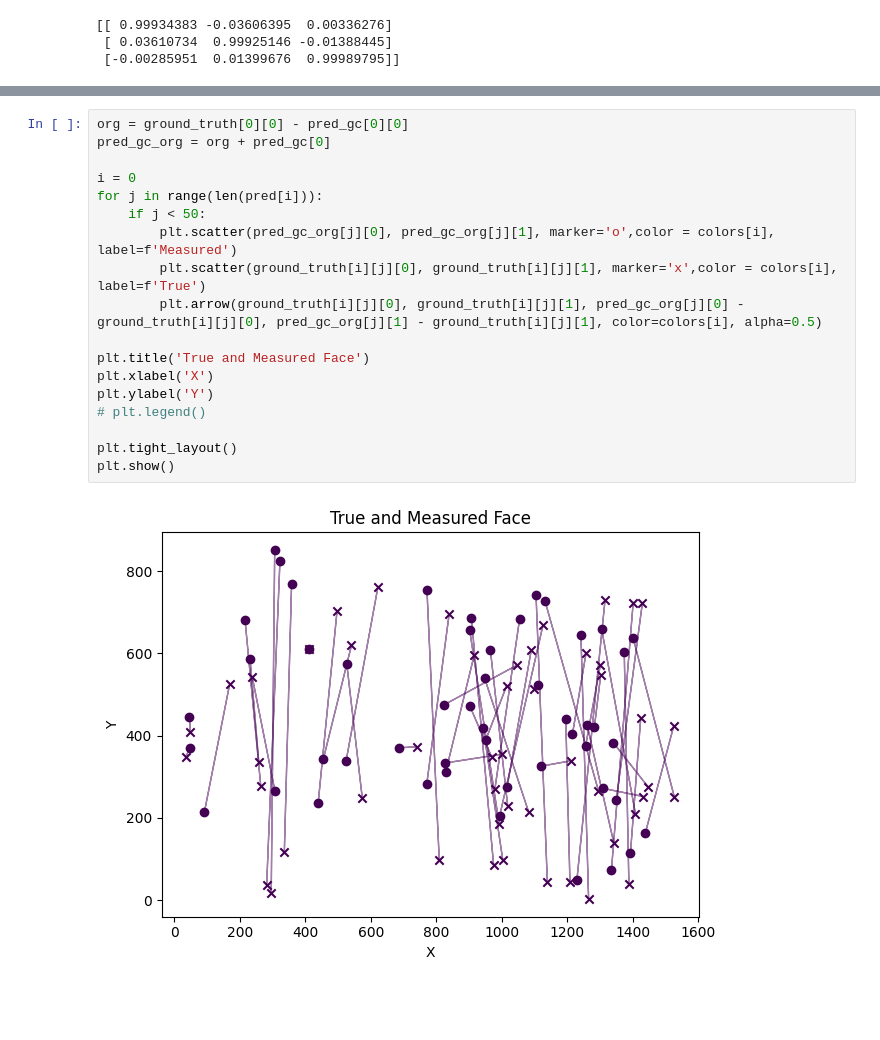
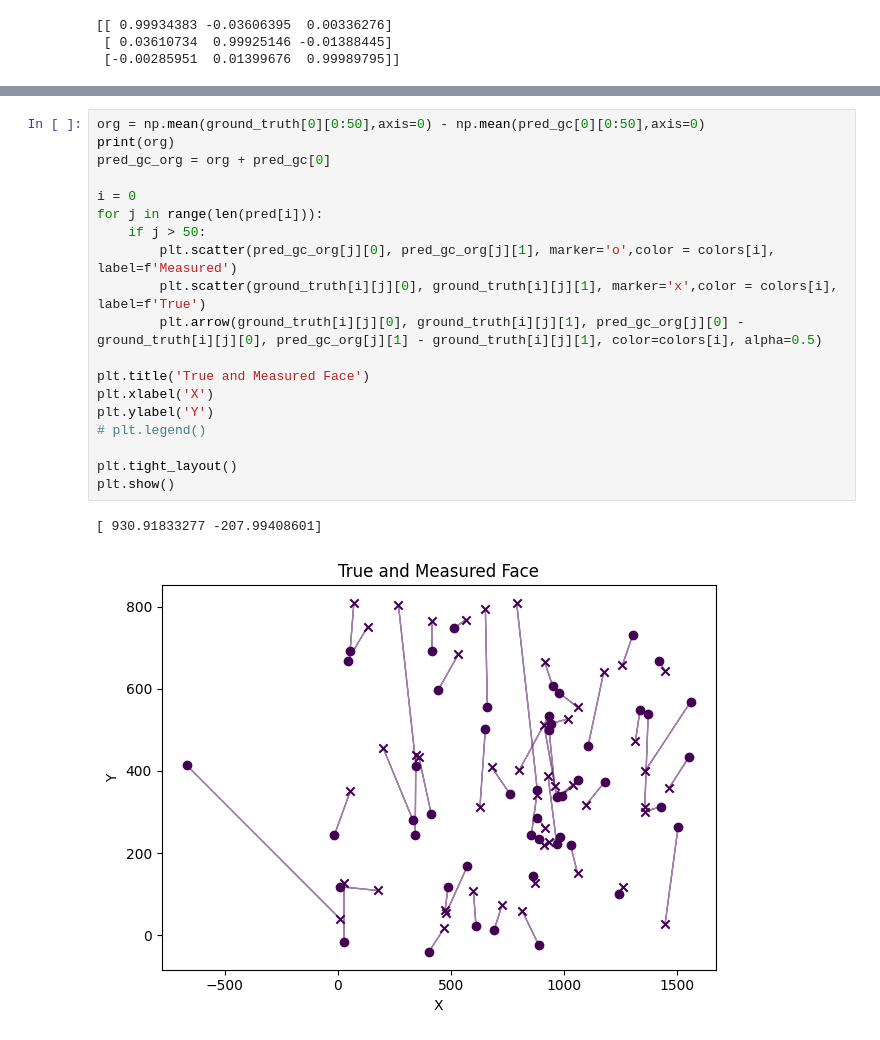
Before and after one commit to OYTubo/GazeNormalization, a Jupyter notebook: analyze.ipynb, the cells around one changed output, grey strips where cells are left out. Cells and saved outputs as stored; diff of their text form; blank space fills up the shorter version.

```diff
--- a/analyze.ipynb
+++ b/analyze.ipynb
@@ -107,20 +120,22 @@ plt.show()
 # %%
-org = ground_truth[0][0] - pred_gc[0][0]
+org = np.mean(ground_truth[0][0:50],axis=0) - np.mean(pred_gc[0][0:50],axis=0)
+print(org)
 pred_gc_org = org + pred_gc[0]
 
 i = 0
 for j in range(len(pred[i])):
-    if j < 50:
+    if j > 50:
         plt.scatter(pred_gc_org[j][0], pred_gc_org[j][1], marker='o',color = colors[i], label=f'Measured')
         plt.scatter(ground_truth[i][j][0], ground_truth[i][j][1], marker='x',color = colors[i], label=f'True')
         plt.arrow(ground_truth[i][j][0], ground_truth[i][j][1], pred_gc_org[j][0] - ground_truth[i][j][0], pred_gc_org[j][1] - ground_truth[i][j][1], color=colors[i], alpha=0.5)
 
 plt.title('True and Measured Face')
 plt.xlabel('X')
 plt.ylabel('Y')
 # plt.legend()
 
 plt.tight_layout()
 plt.show()
 # %% [output]
+[ 930.91833277 -207.99408601]
-[figure, old version]
+[figure, new version]
```
Also changed, not shown: parts of 3 cells of this notebook, 1 other file.
